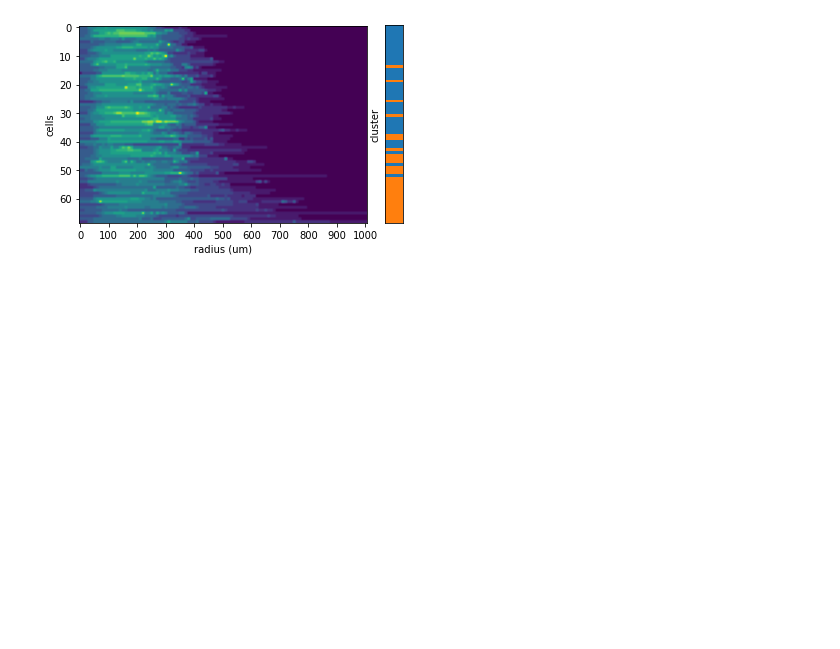
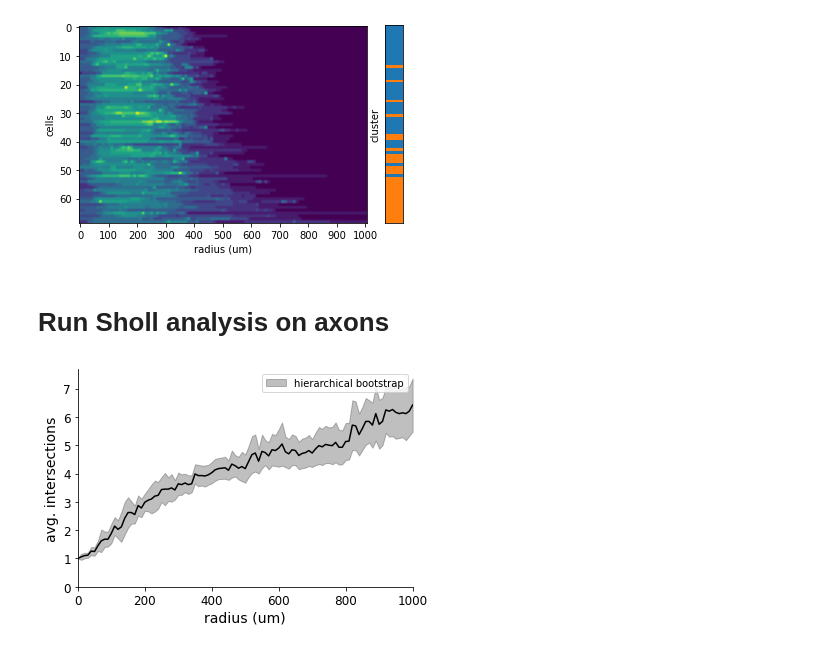
Before and after one commit to AllenNeuralDynamics/lc_analysis_demonstration, a Jupyter notebook: code/sholl_analysis.ipynb, the cells around one changed output. Saved outputs shown, nothing was run; the diff lists cells and outputs as text; code cells hidden in the pictures; blank space fills up the shorter version.

```diff
--- a/code/sholl_analysis.ipynb
+++ b/code/sholl_analysis.ipynb
@@ -68,3 +77,14 @@ dendritic.plot_sholl_groups(
 df = dendritic.plot_heatmap_with_column(plotDF, sholl_df, col="cluster")
 # %% [output]
 [figure]
+# %% [markdown]
+# Run Sholl analysis on axons
+# %%
+axon_sholl_df = dendritic.build_sholl_df(dataDF, graphs,analysis_type='axon')
+# %%
+# Run bootstrapping over subjects and cells hierarchically
+axon_bootstraps, axon_summary = dendritic.bootstrap_sholl_hierarchically(axon_sholl_df, nboots=1000)
+# %%
+dendritic.plot_sholl(axon_sholl_df, error="hierarchical bootstrap", bootstraps=axon_summary)
+# %% [output]
+[figure, added]
```
Also changed, not shown: parts of 16 cells of this notebook, 2 other files.
